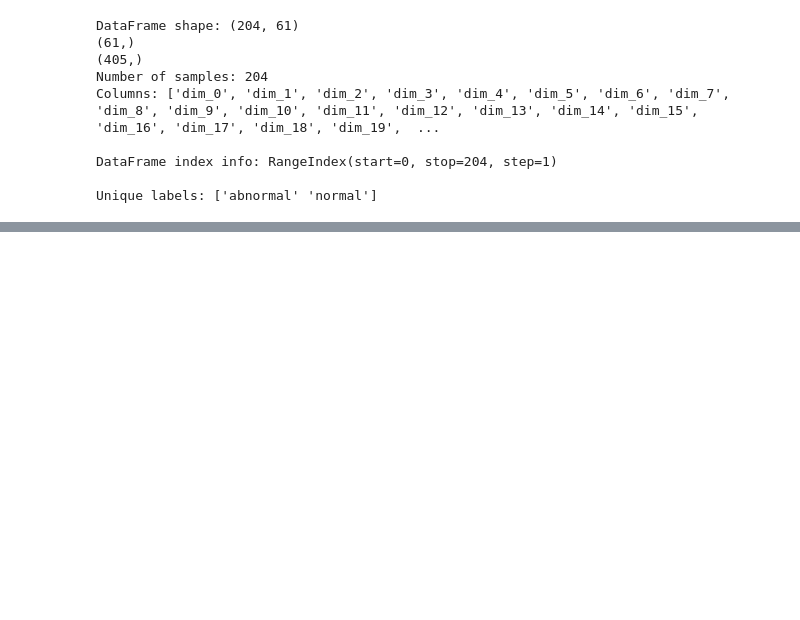
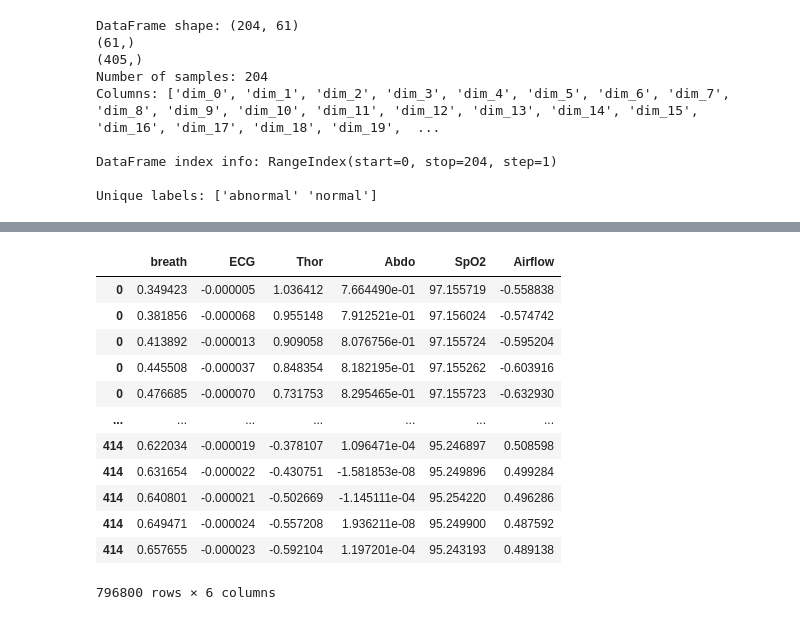
Before and after one commit to w-zzzz/Time-Series-Library, a Jupyter notebook: test.ipynb, the cells around one changed output, grey strips where cells are left out. Saved outputs shown, nothing was run; the diff lists cells and outputs as text; code cells hidden in the pictures; blank space fills up the shorter version.

```diff
--- a/test.ipynb
+++ b/test.ipynb
@@ -239,0 +217,3 @@ Unique labels: ['No Event' 'Limb Movement (Left)' 'SpO2 desaturation' 'Hypopnea'
+# %%
+train_df = pd.read_hdf(save_dir + 'full_merged_20240620江逸凡.edf_TRAIN.h5', key='data')
+type(train_df.loc[0]['breath'][0])
@@ -239,0 +256,16 @@ Unique labels: ['No Event' 'Limb Movement (Left)' 'SpO2 desaturation' 'Hypopnea'
+# %%
+df
+# %% [output]
+|  | breath | ECG | Thor | Abdo | SpO2 | Airflow |
+| 0 | 0.349423 | -0.000005 | 1.036412 | 7.664490e-01 | 97.155719 | -0.558838 |
+| 0 | 0.381856 | -0.000068 | 0.955148 | 7.912521e-01 | 97.156024 | -0.574742 |
+| 0 | 0.413892 | -0.000013 | 0.909058 | 8.076756e-01 | 97.155724 | -0.595204 |
+| 0 | 0.445508 | -0.000037 | 0.848354 | 8.182195e-01 | 97.155262 | -0.603916 |
+| 0 | 0.476685 | -0.000070 | 0.731753 | 8.295465e-01 | 97.155723 | -0.632930 |
+| ... | ... | ... | ... | ... | ... | ... |
+| 414 | 0.622034 | -0.000019 | -0.378107 | 1.096471e-04 | 95.246897 | 0.508598 |
+| 414 | 0.631654 | -0.000022 | -0.430751 | -1.581853e-08 | 95.249896 | 0.499284 |
+| 414 | 0.640801 | -0.000021 | -0.502669 | -1.145111e-04 | 95.254220 | 0.496286 |
+| 414 | 0.649471 | -0.000024 | -0.557208 | 1.936211e-08 | 95.249900 | 0.487592 |
+| 414 | 0.657655 | -0.000023 | -0.592104 | 1.197201e-04 | 95.243193 | 0.489138 |
+796800 rows × 6 columns
```
Also changed, not shown: parts of 17 cells of this notebook, 1 other file.
